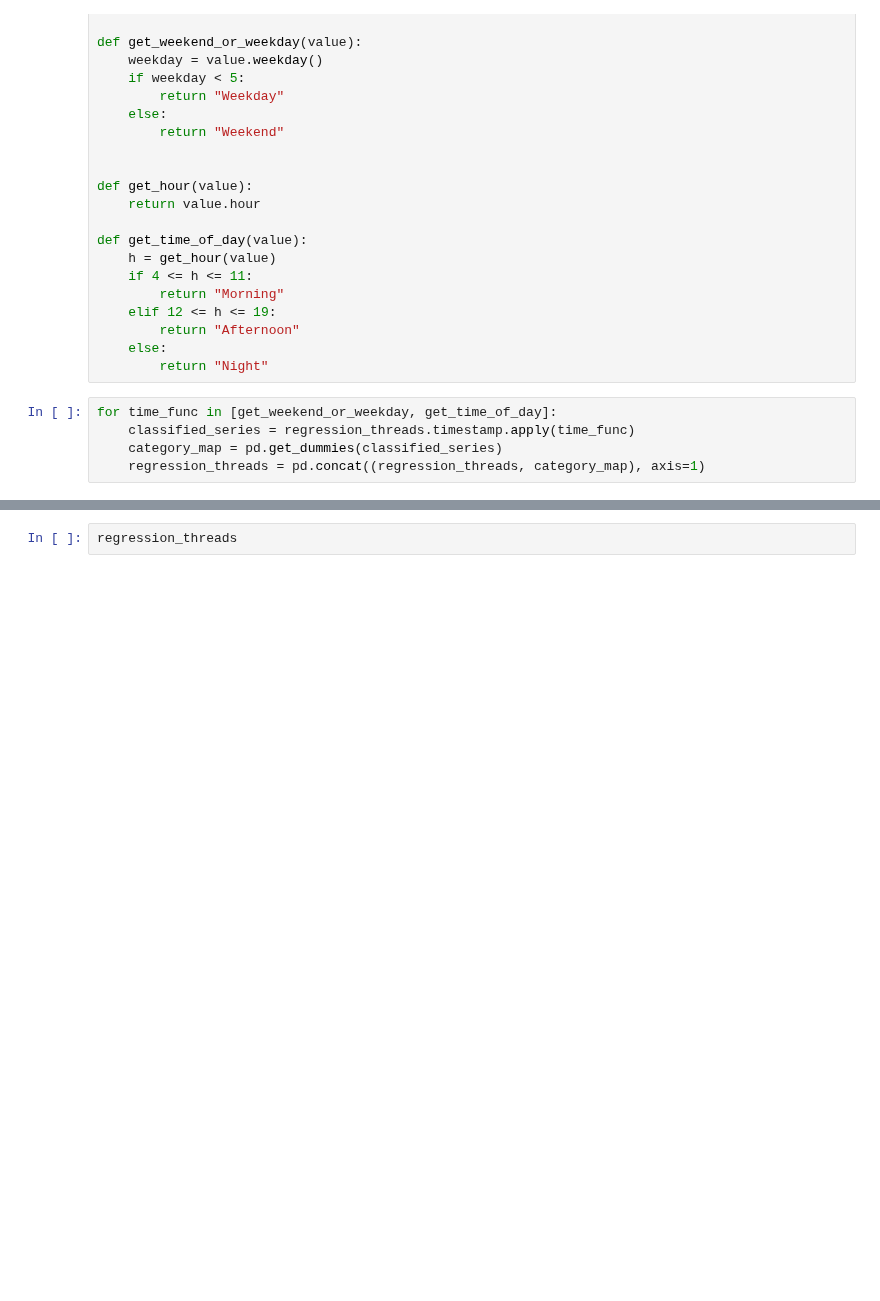
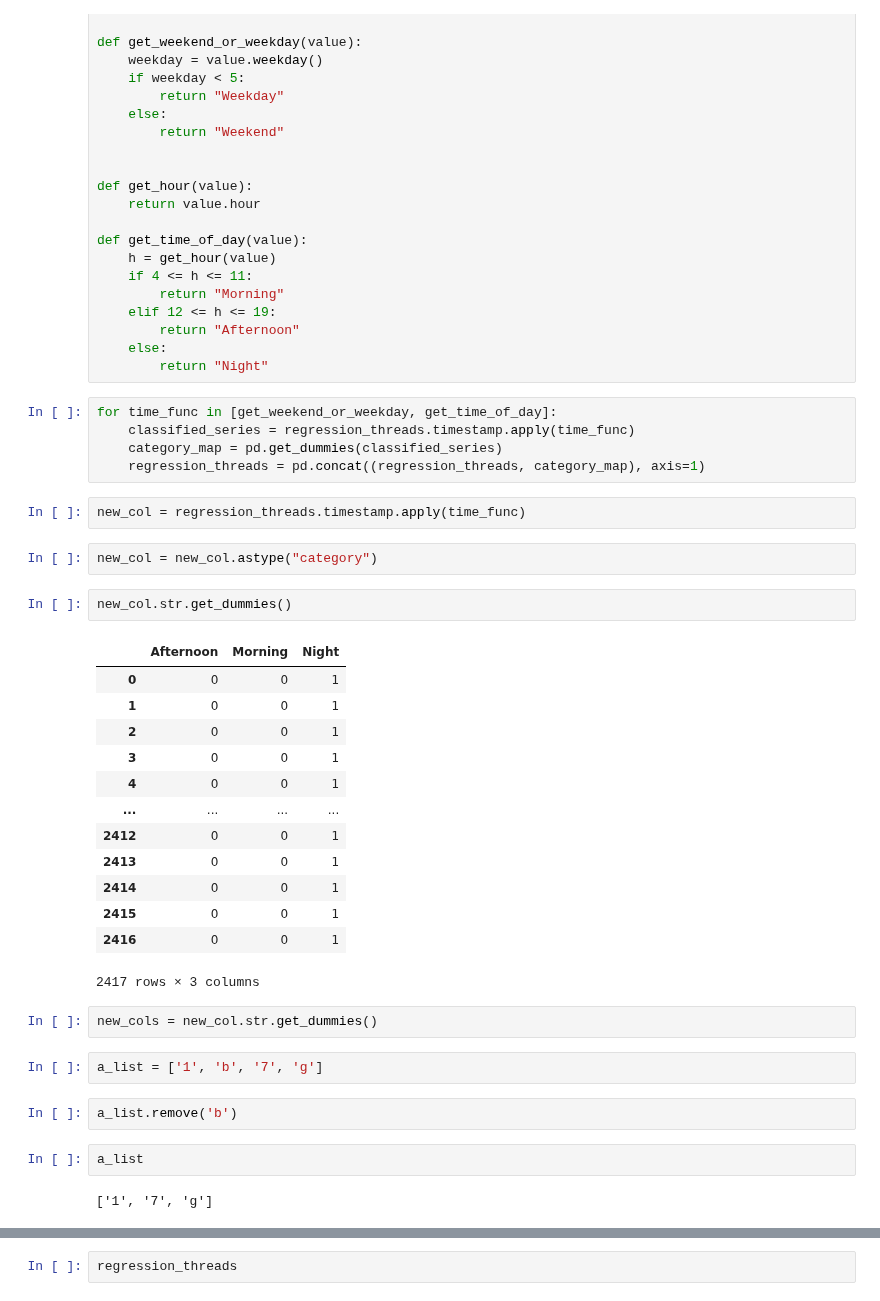
Before and after one commit to caralynch/reddit_analyses, a Jupyter notebook: 38_dummy_categorical_variables.ipynb, the cells around one changed output, grey strips where cells are left out. Saved outputs shown, nothing was run; the diff lists cells and outputs as text; blank space fills up the shorter version.

```diff
--- a/38_dummy_categorical_variables.ipynb
+++ b/38_dummy_categorical_variables.ipynb
@@ -38,3 +73,33 @@ for time_func in [get_weekend_or_weekday, get_time_of_day]:
     classified_series = regression_threads.timestamp.apply(time_func)
     category_map = pd.get_dummies(classified_series)
     regression_threads = pd.concat((regression_threads, category_map), axis=1)
+# %%
+new_col = regression_threads.timestamp.apply(time_func)
+# %%
+new_col = new_col.astype("category")
+# %%
+new_col.str.get_dummies()
+# %% [output]
+|  | Afternoon | Morning | Night |
+| 0 | 0 | 0 | 1 |
+| 1 | 0 | 0 | 1 |
+| 2 | 0 | 0 | 1 |
+| 3 | 0 | 0 | 1 |
+| 4 | 0 | 0 | 1 |
+| ... | ... | ... | ... |
+| 2412 | 0 | 0 | 1 |
+| 2413 | 0 | 0 | 1 |
+| 2414 | 0 | 0 | 1 |
+| 2415 | 0 | 0 | 1 |
+| 2416 | 0 | 0 | 1 |
+2417 rows × 3 columns
+# %%
+new_cols = new_col.str.get_dummies()
+# %%
+a_list = ['1', 'b', '7', 'g']
+# %%
+a_list.remove('b')
+# %%
+a_list
+# %% [output]
+['1', '7', 'g']
```
Also changed, not shown: parts of 7 cells of this notebook.
